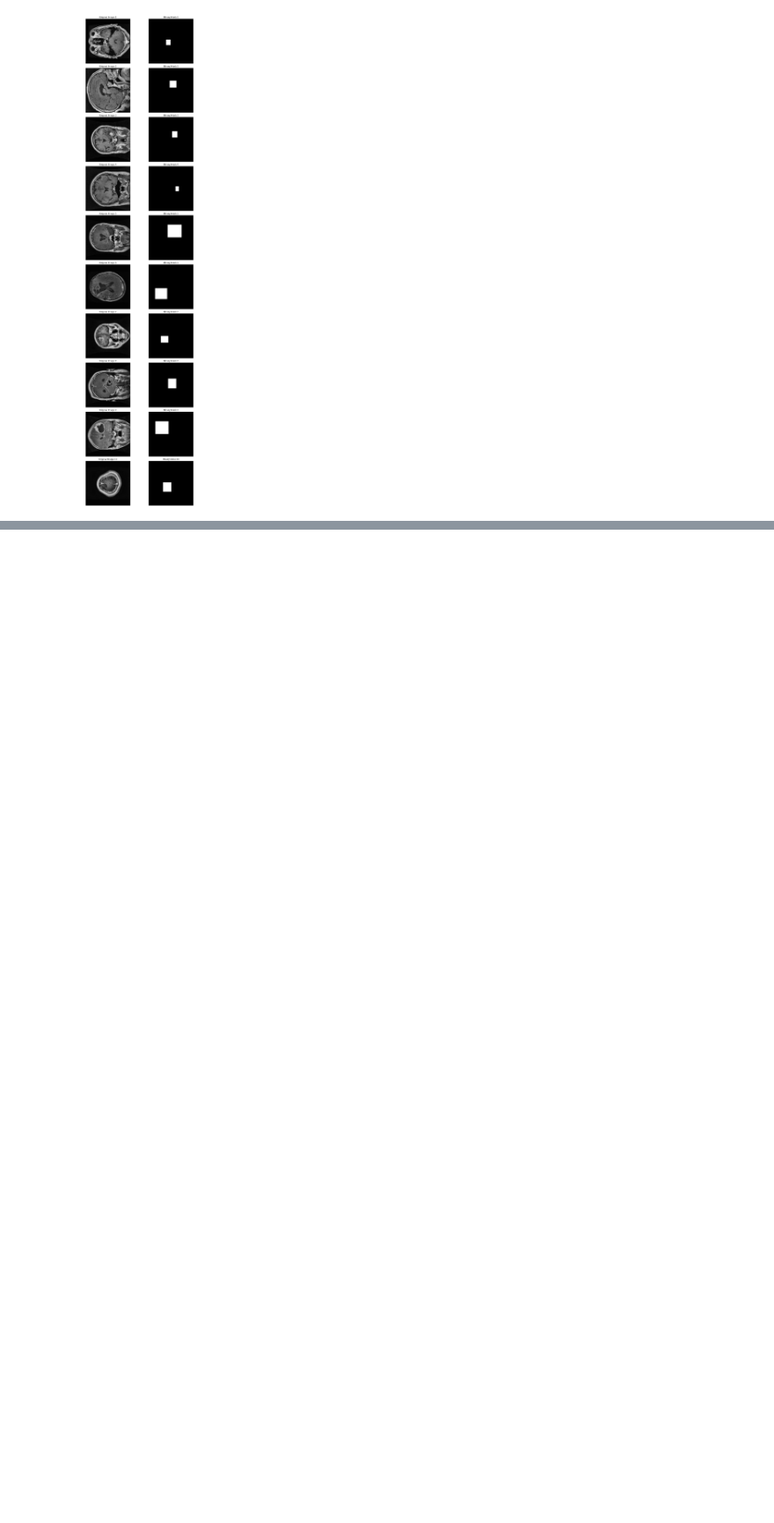
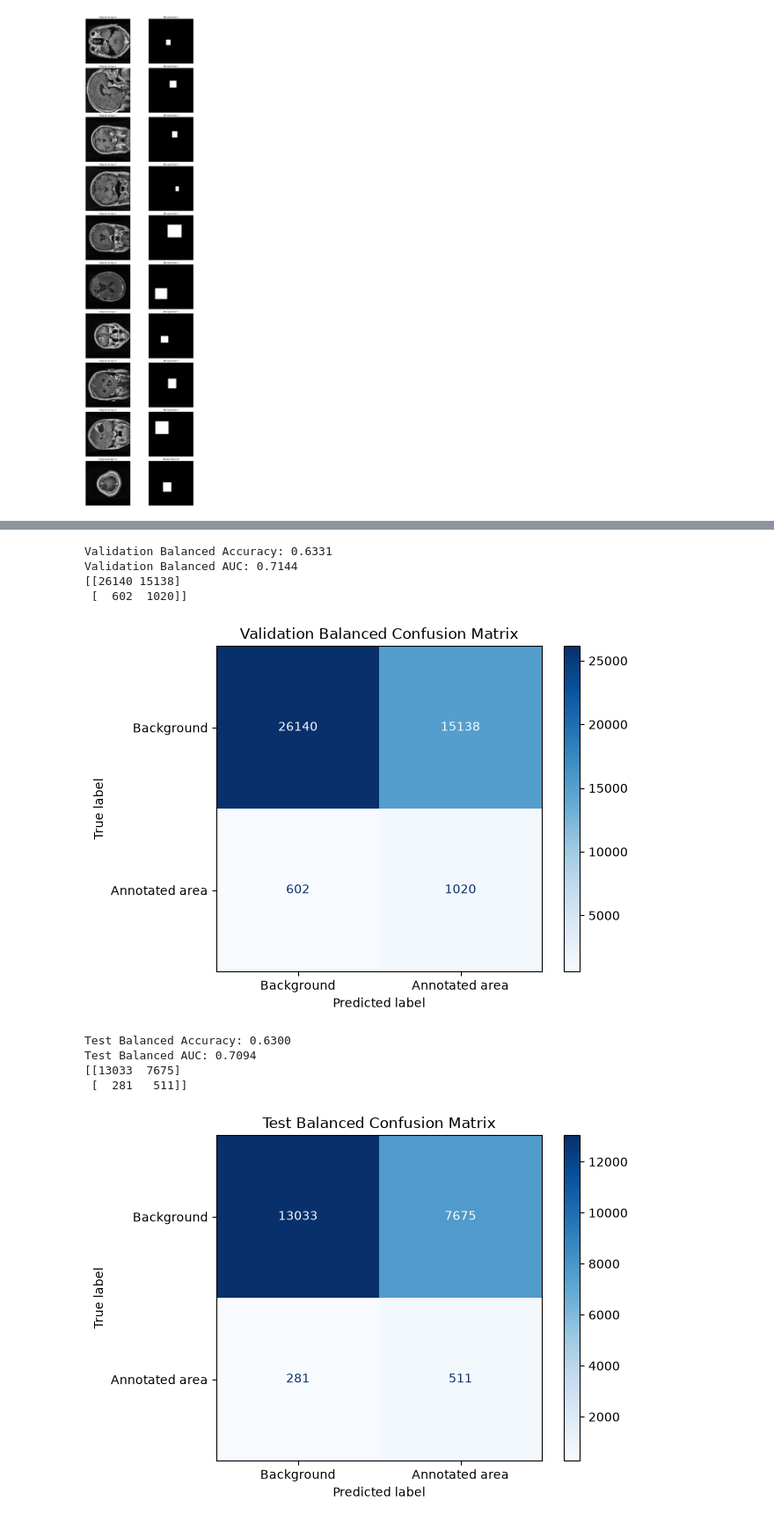
Before and after one commit to IsmaelTrentin/cvdl-prj, a Jupyter notebook: project.ipynb, the cells around one changed output, grey strips where cells are left out. Shown at 88% size. Cells and saved outputs as stored; diff of their text form; code cells hidden in the pictures; blank space fills up the shorter version.

```diff
--- a/project.ipynb
+++ b/project.ipynb
@@ -130,0 +271,29 @@ plt.show()
+# %%
+# Logistic Regression with balanced class weights
+clf_balanced = LogisticRegression(
+    class_weight="balanced",
+    max_iter=1000,
+    random_state=42
+)
+
+clf_balanced.fit(features_tr, labels_tr)
+
+# Evaluate on validation and test sets
+evaluate_classifier(
+    clf_balanced, features_val, labels_val, "Validation Balanced"
+)
+
+evaluate_classifier(
+    clf_balanced, features_te, labels_te, "Test Balanced"
+)
+# %% [output]
+Validation Balanced Accuracy: 0.6331
+Validation Balanced AUC: 0.7144
+[[26140 15138]
+ [  602  1020]]
+[figure, added]
+Test Balanced Accuracy: 0.6300
+Test Balanced AUC: 0.7094
+[[13033  7675]
+ [  281   511]]
+[figure, added]
```
Also changed, not shown: parts of 6 cells of this notebook.
